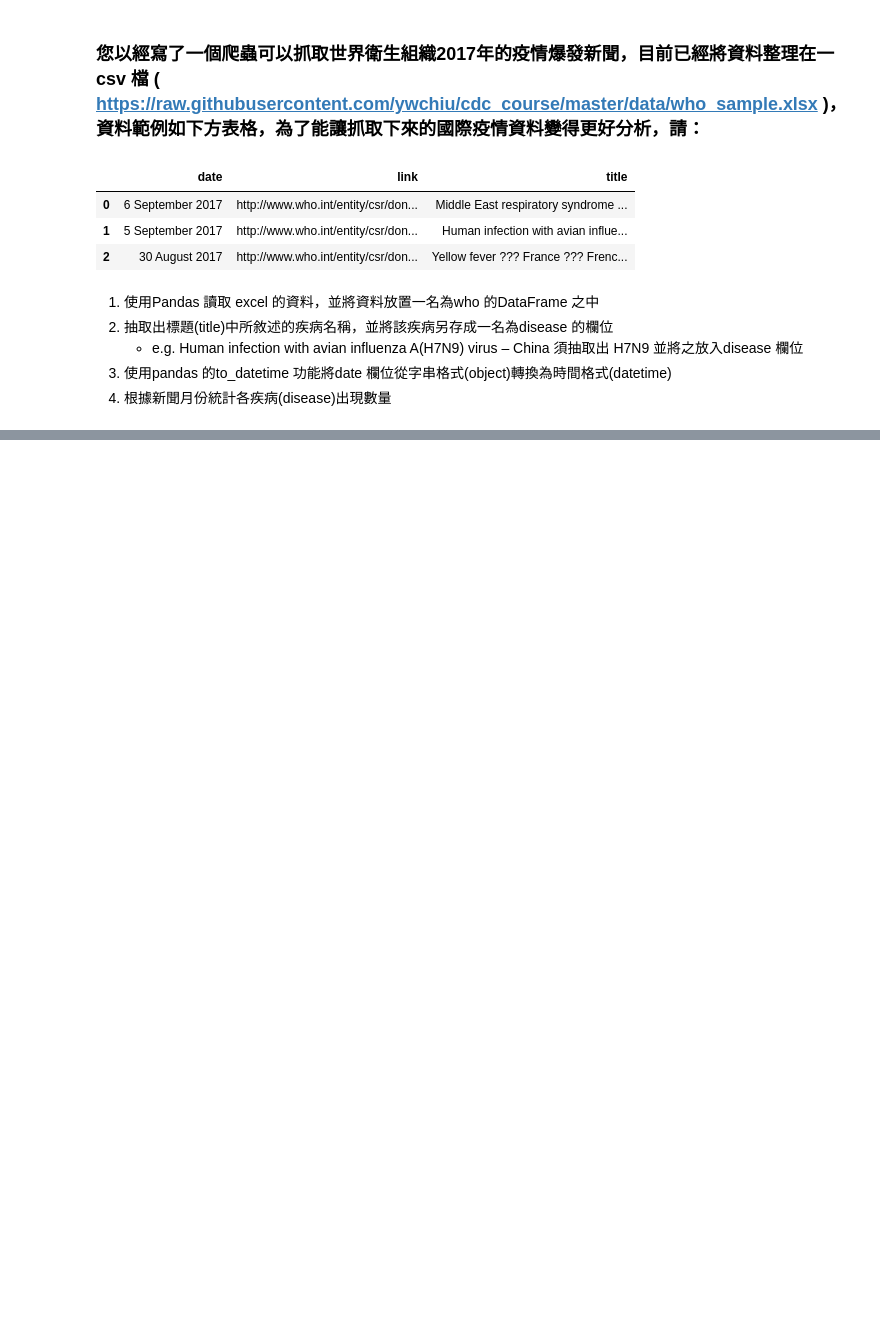
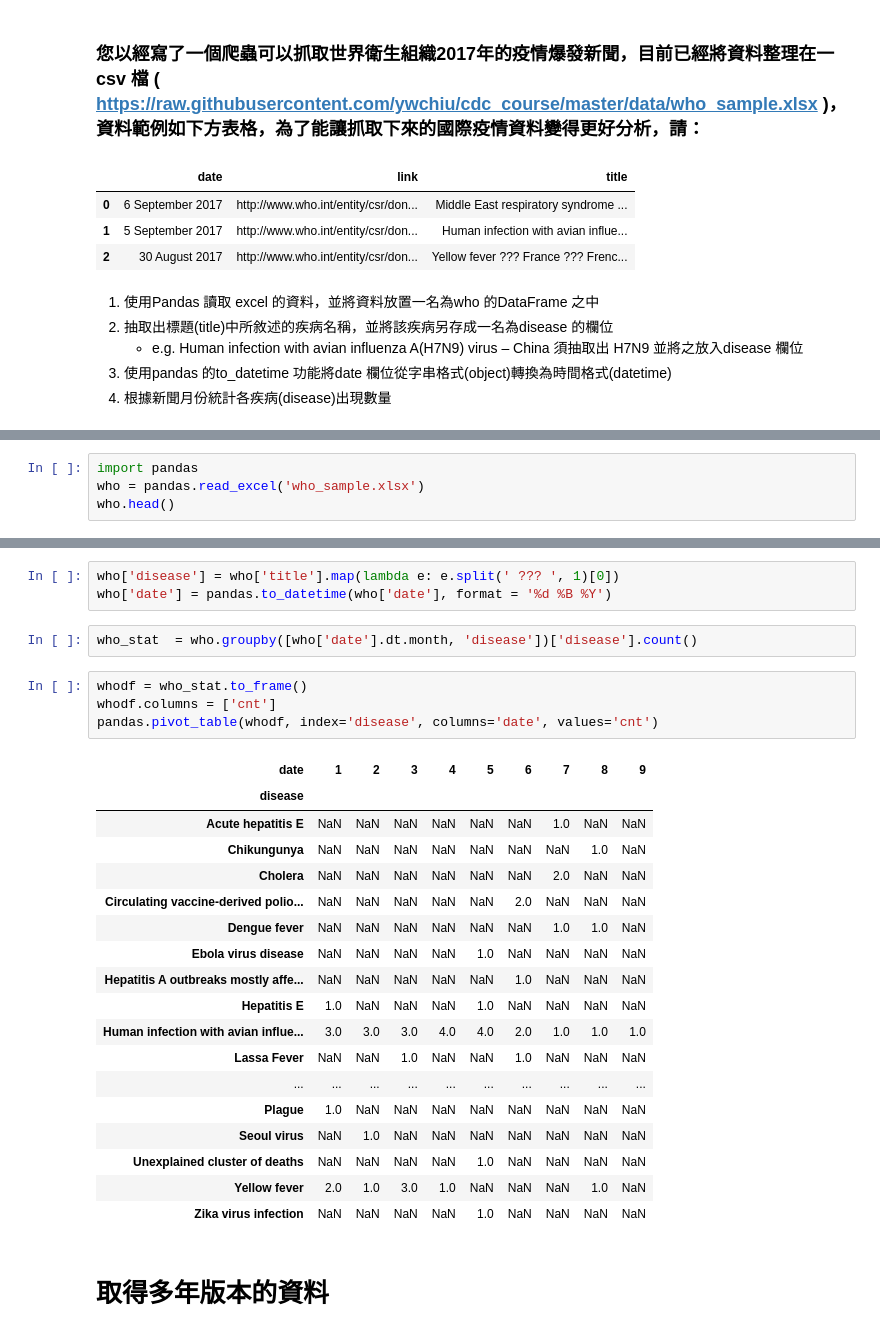
Before and after one commit to ywchiu/cdc_course, a Jupyter notebook: Homework5.ipynb, the cells around one changed output, grey strips where cells are left out. Drawn from its saved outputs; the diff is of its cells as text; blank space fills up the shorter version.

```diff
--- a/Homework5.ipynb
+++ b/Homework5.ipynb
@@ -14,0 +95,4 @@
+# %%
+import pandas
+who = pandas.read_excel('who_sample.xlsx')
+who.head()
@@ -14,0 +106,30 @@
+# %%
+who['disease'] = who['title'].map(lambda e: e.split(' ??? ', 1)[0])
+who['date'] = pandas.to_datetime(who['date'], format = '%d %B %Y')
+# %%
+who_stat  = who.groupby([who['date'].dt.month, 'disease'])['disease'].count()
+# %%
+whodf = who_stat.to_frame()
+whodf.columns = ['cnt']
+pandas.pivot_table(whodf, index='disease', columns='date', values='cnt')
+# %% [output]
+| date | 1 | 2 | 3 | 4 | 5 | 6 | 7 | 8 | 9 |
+| disease |  |  |  |  |  |  |  |  |  |
+| Acute hepatitis E | NaN | NaN | NaN | NaN | NaN | NaN | 1.0 | NaN | NaN |
+| Chikungunya | NaN | NaN | NaN | NaN | NaN | NaN | NaN | 1.0 | NaN |
+| Cholera | NaN | NaN | NaN | NaN | NaN | NaN | 2.0 | NaN | NaN |
+| Circulating vaccine-derived polio... | NaN | NaN | NaN | NaN | NaN | 2.0 | NaN | NaN | NaN |
+| Dengue fever | NaN | NaN | NaN | NaN | NaN | NaN | 1.0 | 1.0 | NaN |
+| Ebola virus disease | NaN | NaN | NaN | NaN | 1.0 | NaN | NaN | NaN | NaN |
+| Hepatitis A outbreaks mostly affe... | NaN | NaN | NaN | NaN | NaN | 1.0 | NaN | NaN | NaN |
+| Hepatitis E | 1.0 | NaN | NaN | NaN | 1.0 | NaN | NaN | NaN | NaN |
+| Human infection with avian influe... | 3.0 | 3.0 | 3.0 | 4.0 | 4.0 | 2.0 | 1.0 | 1.0 | 1.0 |
+| Lassa Fever | NaN | NaN | 1.0 | NaN | NaN | 1.0 | NaN | NaN | NaN |
+| ... | ... | ... | ... | ... | ... | ... | ... | ... | ... |
+| Plague | 1.0 | NaN | NaN | NaN | NaN | NaN | NaN | NaN | NaN |
+| Seoul virus | NaN | 1.0 | NaN | NaN | NaN | NaN | NaN | NaN | NaN |
+| Unexplained cluster of deaths | NaN | NaN | NaN | NaN | 1.0 | NaN | NaN | NaN | NaN |
+| Yellow fever | 2.0 | 1.0 | 3.0 | 1.0 | NaN | NaN | NaN | 1.0 | NaN |
+| Zika virus infection | NaN | NaN | NaN | NaN | 1.0 | NaN | NaN | NaN | NaN |
+# %% [markdown]
+# 取得多年版本的資料
```
Also changed, not shown: parts of 27 cells of this notebook.
